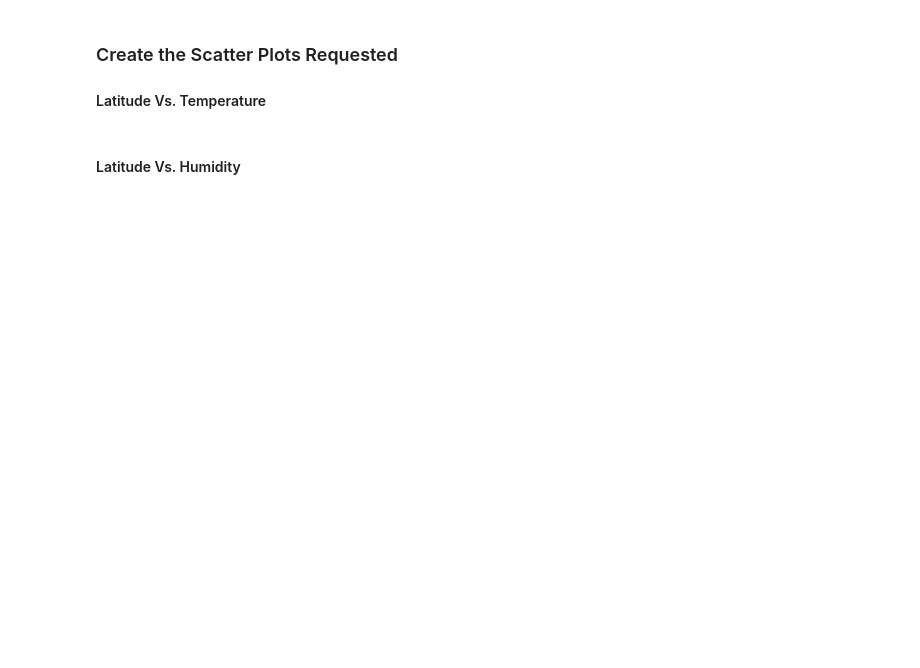
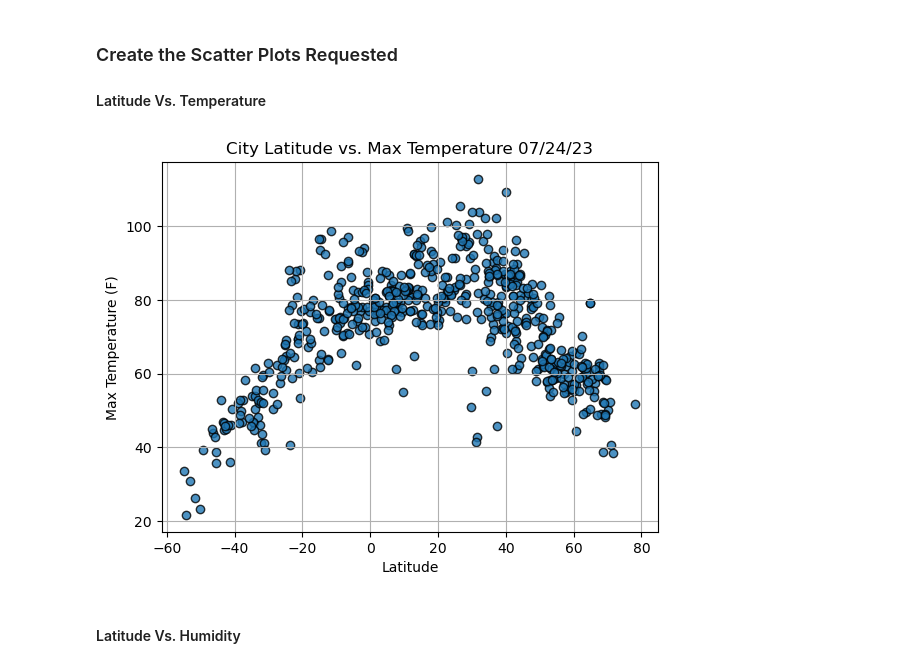
Before and after one commit to mshidhaye/python_api_challenge, a Jupyter notebook: WeatherPy.ipynb, the cells around one changed output. Drawn from its saved outputs; the diff is of its cells as text; code cells hidden in the pictures; blank space fills up the shorter version.

```diff
--- a/WeatherPy.ipynb
+++ b/WeatherPy.ipynb
@@ -168,3 +193,29 @@ plt.show()
+# %%
+# Build scatter plot for latitude vs. temperature
+lats = city_data_df["Lat"]
+max_temps = city_data_df["Max Temp"]
+humidity = city_data_df["Humidity"]
+cloudiness = city_data_df["Cloudiness"]
+wind_speed = city_data_df["Wind Speed"]
+
+plt.scatter(lats,  # sets x_axis
+            max_temps,  # sets y_axis
+            edgecolor="black", linewidths=1, marker="o",  # describes line
+            alpha=0.8, label="Cities") # more description
+
+# Incorporate the other graph properties.
+plt.title(f"City Latitude vs. Max Temperature "+ time.strftime("%x"))
+plt.ylabel("Max Temperature (F)")
+plt.xlabel("Latitude")
+plt.grid(True)
+
+# Save the figure
+plt.savefig("output_data/Fig1.png")
+
+# Show plot
+plt.show()
+# %% [output]
+[figure, added]
 # %% [markdown]
 #### Latitude Vs. Humidity
 # %%
```
Also changed, not shown: parts of 39 cells of this notebook, 17 other files.
